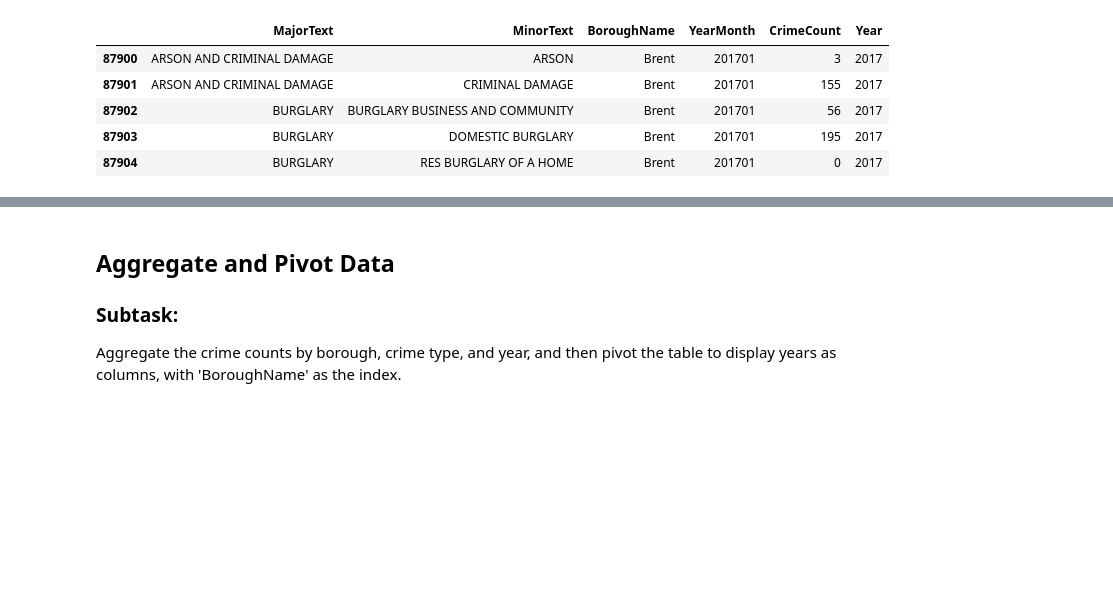
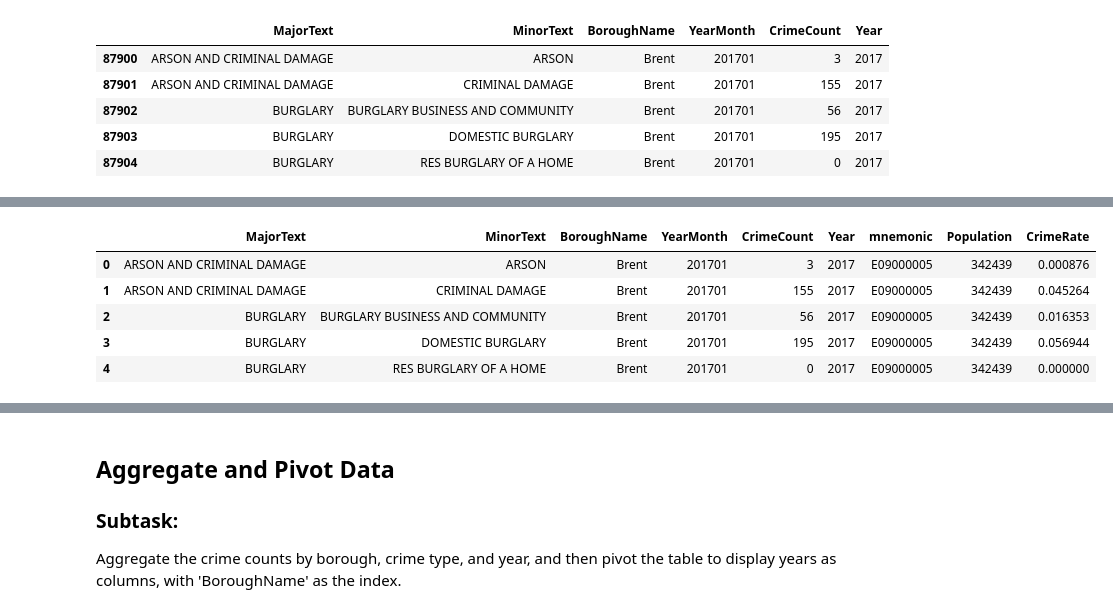
Before and after one commit to greypen2006/biophilic-design, a Jupyter notebook: Clean.ipynb, the cells around one changed output, grey strips where cells are left out. Drawn from its saved outputs; the diff is of its cells as text; code cells hidden in the pictures; blank space fills up the shorter version.

```diff
--- a/Clean.ipynb
+++ b/Clean.ipynb
@@ -277,0 +305,11 @@ combined_df_borough_filtered.head()
+# %%
+combined_df_merged = pd.merge(combined_df_borough_filtered, pop_df_melted, on=['BoroughName', 'Year'], how='left')
+combined_df_merged['CrimeRate'] = (combined_df_merged['CrimeCount'] / combined_df_merged['Population']) * 100
+combined_df_merged.head()
+# %% [output]
+|  | MajorText | MinorText | BoroughName | YearMonth | CrimeCount | Year | mnemonic | Population | CrimeRate |
+| 0 | ARSON AND CRIMINAL DAMAGE | ARSON | Brent | 201701 | 3 | 2017 | E09000005 | 342439 | 0.000876 |
+| 1 | ARSON AND CRIMINAL DAMAGE | CRIMINAL DAMAGE | Brent | 201701 | 155 | 2017 | E09000005 | 342439 | 0.045264 |
+| 2 | BURGLARY | BURGLARY BUSINESS AND COMMUNITY | Brent | 201701 | 56 | 2017 | E09000005 | 342439 | 0.016353 |
+| 3 | BURGLARY | DOMESTIC BURGLARY | Brent | 201701 | 195 | 2017 | E09000005 | 342439 | 0.056944 |
+| 4 | BURGLARY | RES BURGLARY OF A HOME | Brent | 201701 | 0 | 2017 | E09000005 | 342439 | 0.000000 |
```
Also changed, not shown: parts of 5 cells of this notebook.
